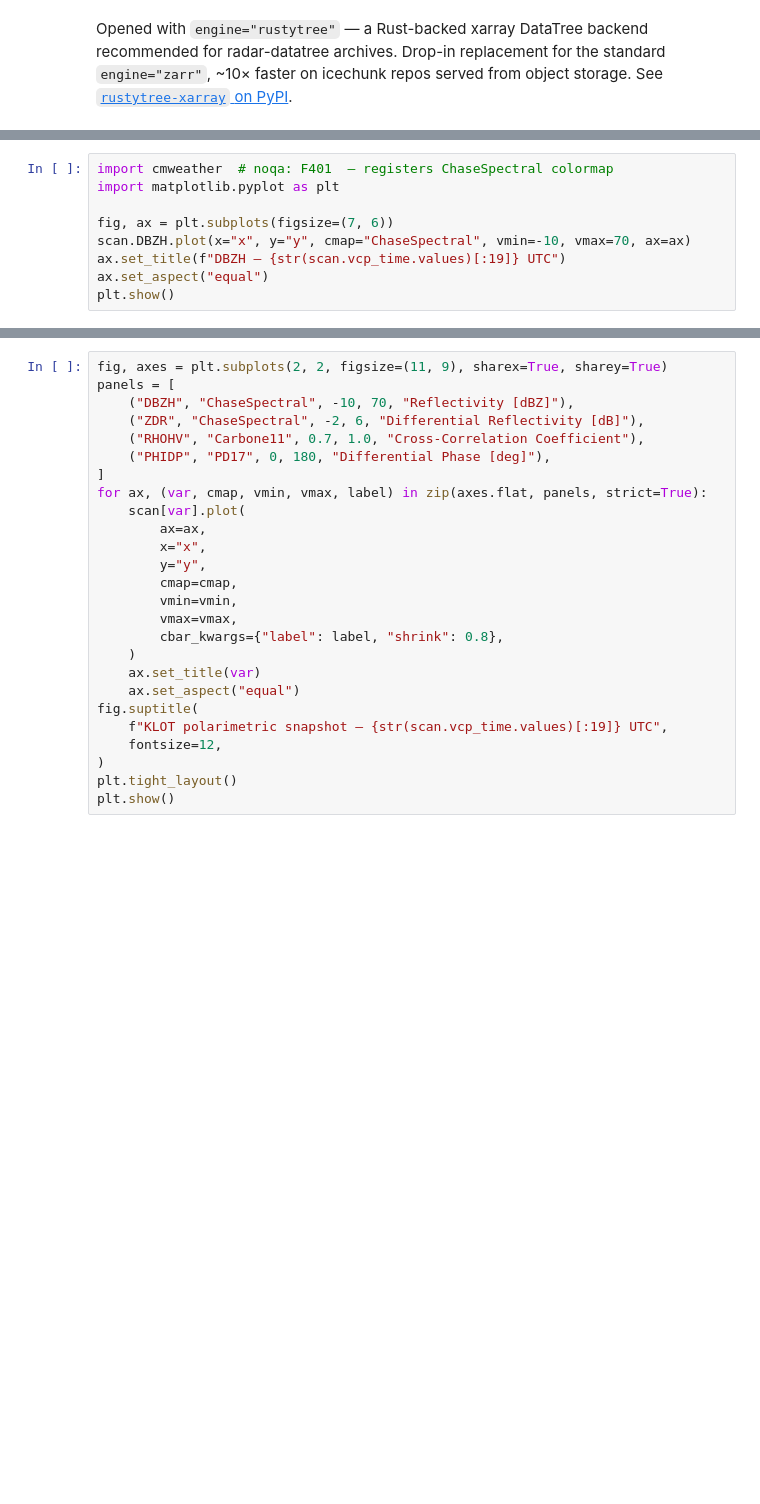
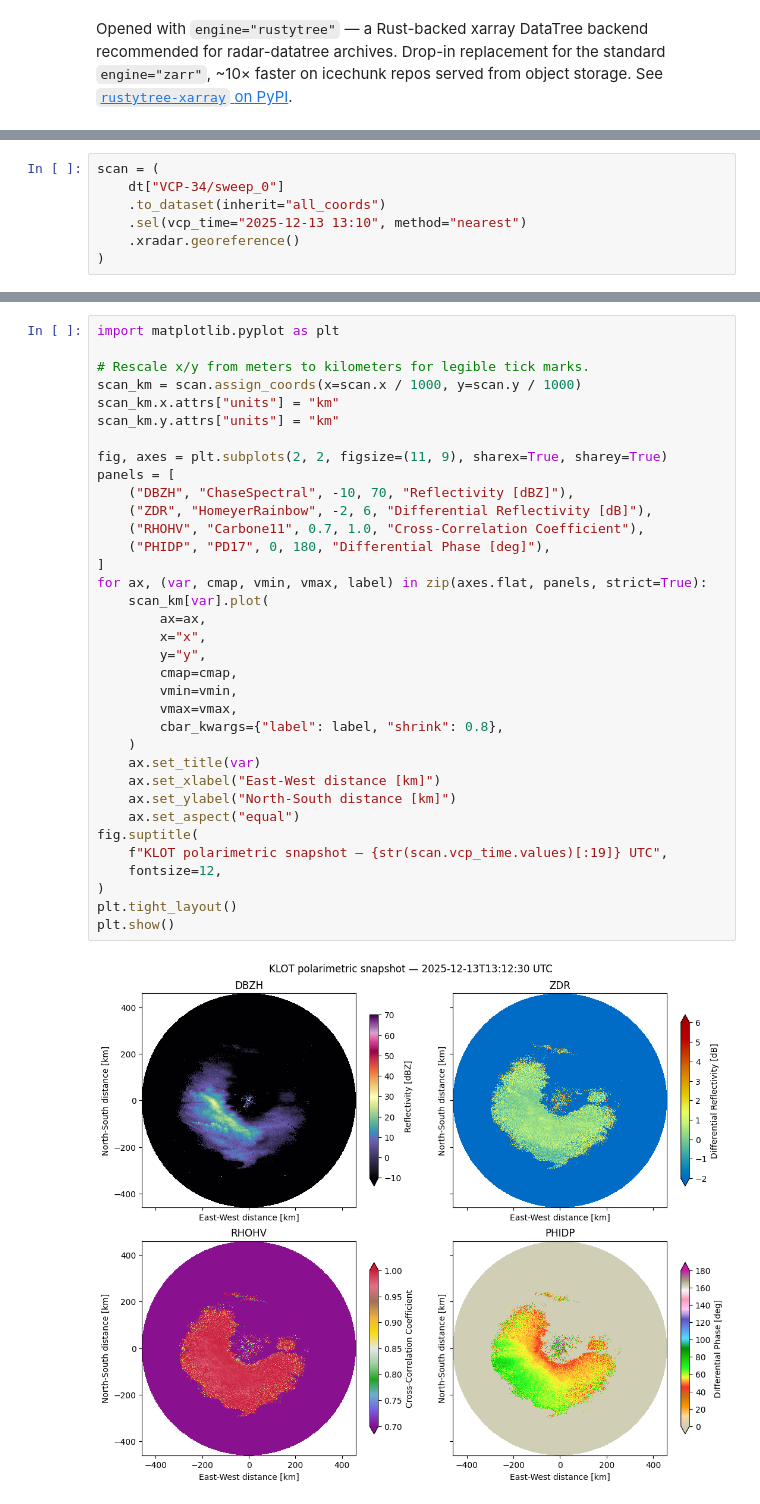
Before and after one commit to AtmoScale/radar-datatree, a Jupyter notebook: notebooks/1.NEXRAD-KLOT-Demo.ipynb, the cells around one changed output, grey strips where cells are left out. Saved outputs shown, nothing was run; the diff lists cells and outputs as text; blank space fills up the shorter version.

```diff
--- a/notebooks/1.NEXRAD-KLOT-Demo.ipynb
+++ b/notebooks/1.NEXRAD-KLOT-Demo.ipynb
@@ -43,9 +61,0 @@ scan
-# %%
-import cmweather  # noqa: F401  — registers ChaseSpectral colormap
-import matplotlib.pyplot as plt
-
-fig, ax = plt.subplots(figsize=(7, 6))
-scan.DBZH.plot(x="x", y="y", cmap="ChaseSpectral", vmin=-10, vmax=70, ax=ax)
-ax.set_title(f"DBZH — {str(scan.vcp_time.values)[:19]} UTC")
-ax.set_aspect("equal")
-plt.show()
@@ -58,0 +130,7 @@ sweeps_0
+# %%
+scan = (
+    dt["VCP-34/sweep_0"]
+    .to_dataset(inherit="all_coords")
+    .sel(vcp_time="2025-12-13 13:10", method="nearest")
+    .xradar.georeference()
+)
@@ -59,29 +157,40 @@ sweeps_0
 # %%
+import matplotlib.pyplot as plt
+
+# Rescale x/y from meters to kilometers for legible tick marks.
+scan_km = scan.assign_coords(x=scan.x / 1000, y=scan.y / 1000)
+scan_km.x.attrs["units"] = "km"
+scan_km.y.attrs["units"] = "km"
+
 fig, axes = plt.subplots(2, 2, figsize=(11, 9), sharex=True, sharey=True)
 panels = [
     ("DBZH", "ChaseSpectral", -10, 70, "Reflectivity [dBZ]"),
-    ("ZDR", "ChaseSpectral", -2, 6, "Differential Reflectivity [dB]"),
+    ("ZDR", "HomeyerRainbow", -2, 6, "Differential Reflectivity [dB]"),
     ("RHOHV", "Carbone11", 0.7, 1.0, "Cross-Correlation Coefficient"),
     ("PHIDP", "PD17", 0, 180, "Differential Phase [deg]"),
 ]
 for ax, (var, cmap, vmin, vmax, label) in zip(axes.flat, panels, strict=True):
-    scan[var].plot(
+    scan_km[var].plot(
         ax=ax,
         x="x",
         y="y",
         cmap=cmap,
         vmin=vmin,
         vmax=vmax,
         cbar_kwargs={"label": label, "shrink": 0.8},
     )
     ax.set_title(var)
+    ax.set_xlabel("East-West distance [km]")
+    ax.set_ylabel("North-South distance [km]")
     ax.set_aspect("equal")
 fig.suptitle(
     f"KLOT polarimetric snapshot — {str(scan.vcp_time.values)[:19]} UTC",
     fontsize=12,
 )
 plt.tight_layout()
 plt.show()
+# %% [output]
+[figure, added]
 # %% [markdown]
 ## Where to next
 
```
Also changed, not shown: parts of 21 cells of this notebook.
